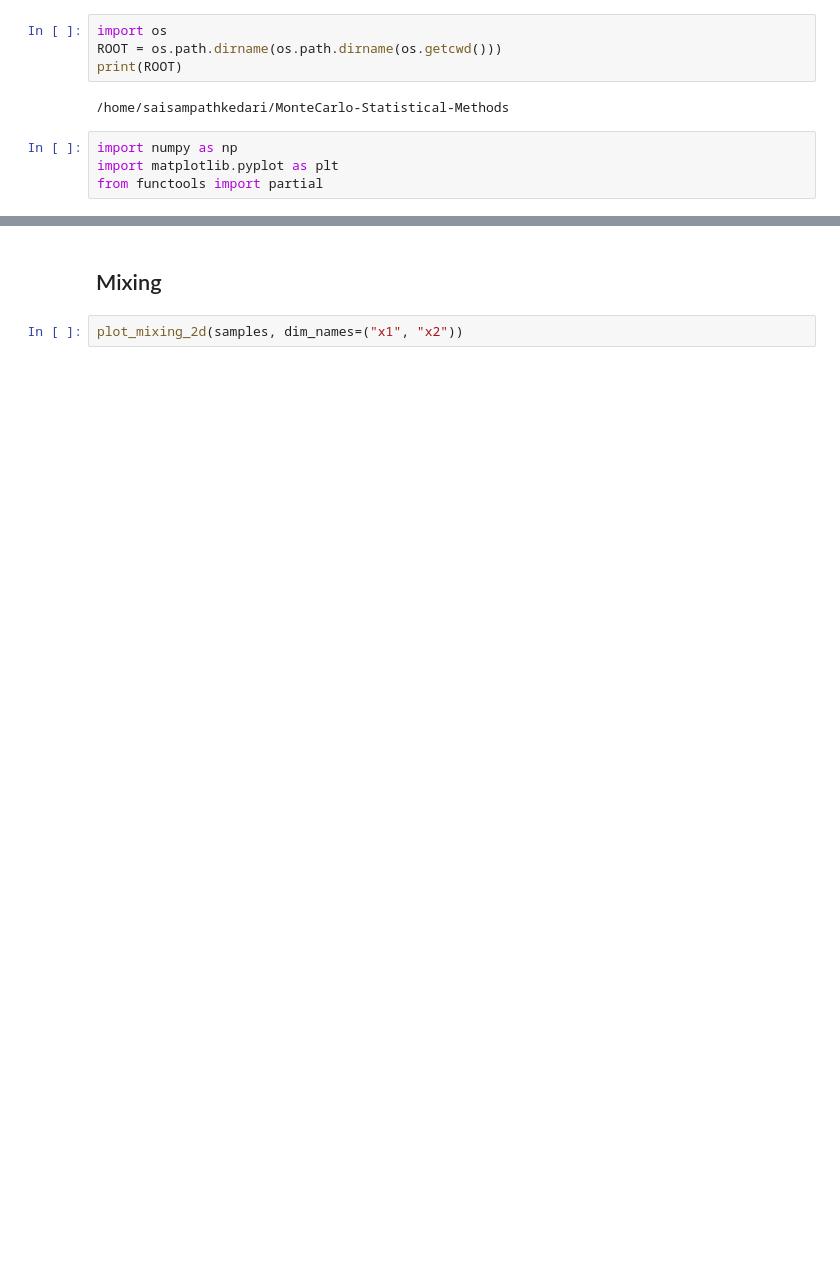
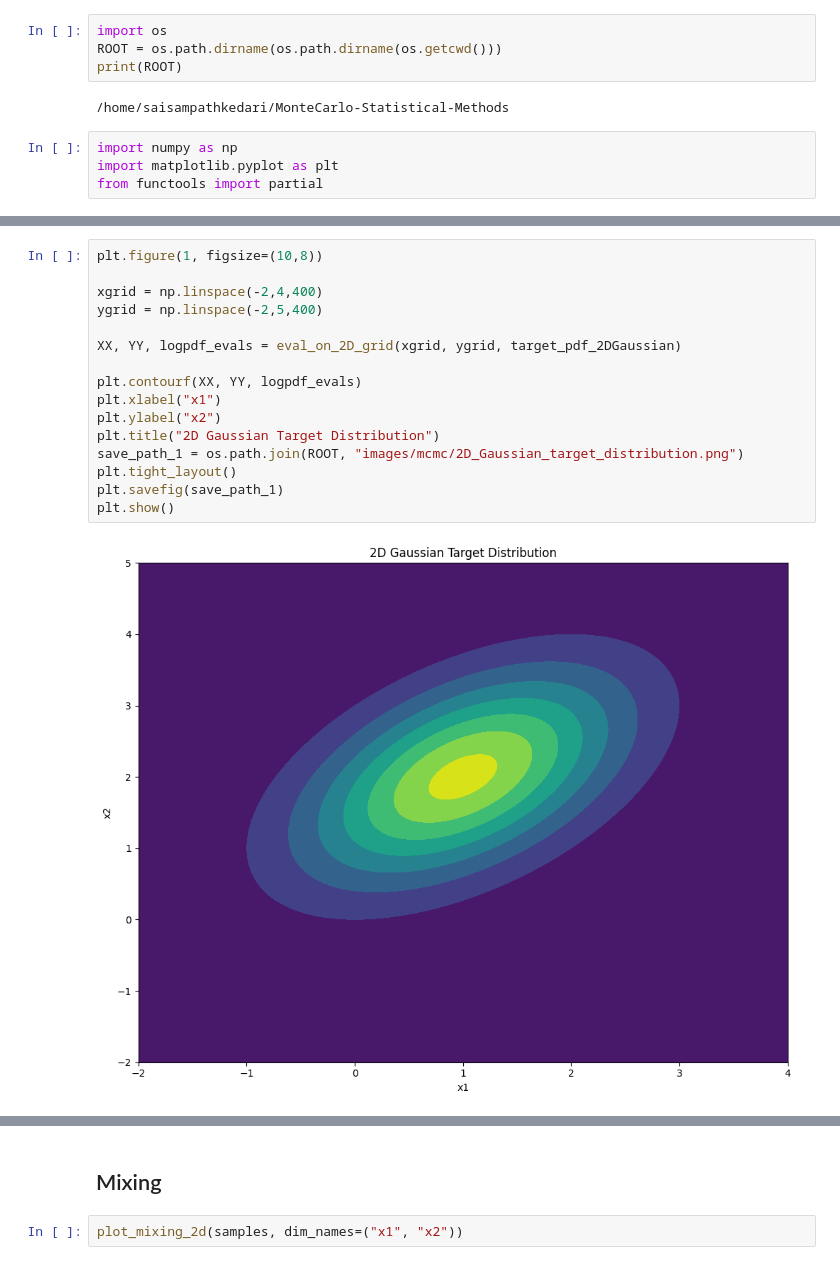
Before and after one commit to SaiSampathKedari/MonteCarlo-Statistical-Methods, a Jupyter notebook: notebooks/ch05_mcmc/ch05_08_metropolis_Hastings_MCMC_example1.ipynb, the cells around one changed output, grey strips where cells are left out. Saved outputs shown, nothing was run; the diff lists cells and outputs as text; blank space fills up the shorter version.

Commit message:
MH for 2D gaussian

```diff
--- a/notebooks/ch05_mcmc/ch05_08_metropolis_Hastings_MCMC_example1.ipynb
+++ b/notebooks/ch05_mcmc/ch05_08_metropolis_Hastings_MCMC_example1.ipynb
@@ -45,0 +26,18 @@ plt.show()
+# %%
+plt.figure(1, figsize=(10,8))
+
+xgrid = np.linspace(-2,4,400)
+ygrid = np.linspace(-2,5,400)
+
+XX, YY, logpdf_evals = eval_on_2D_grid(xgrid, ygrid, target_pdf_2DGaussian)
+
+plt.contourf(XX, YY, logpdf_evals)
+plt.xlabel("x1")
+plt.ylabel("x2")
+plt.title("2D Gaussian Target Distribution")
+save_path_1 = os.path.join(ROOT, "images/mcmc/2D_Gaussian_target_distribution.png")
+plt.tight_layout()
+plt.savefig(save_path_1)
+plt.show()
+# %% [output]
+[figure, added]
```
Also changed, not shown: parts of 20 cells of this notebook, 7 other files.
